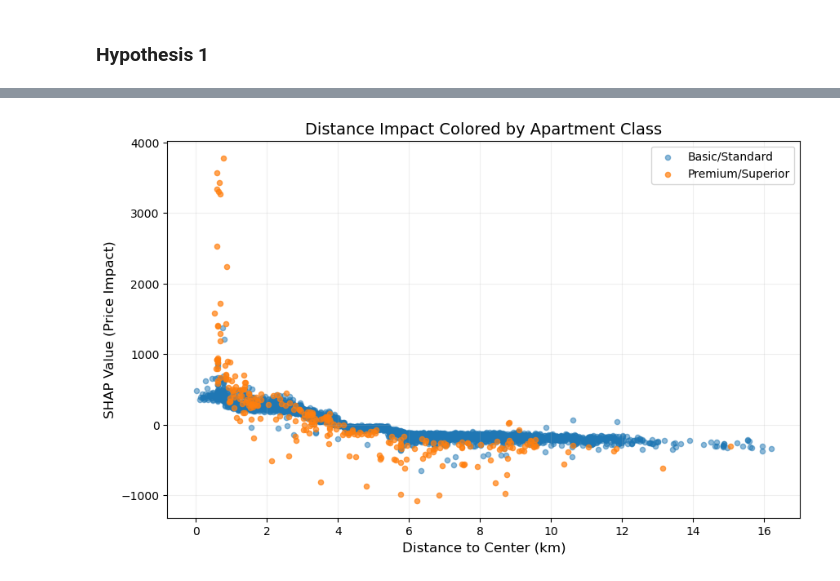
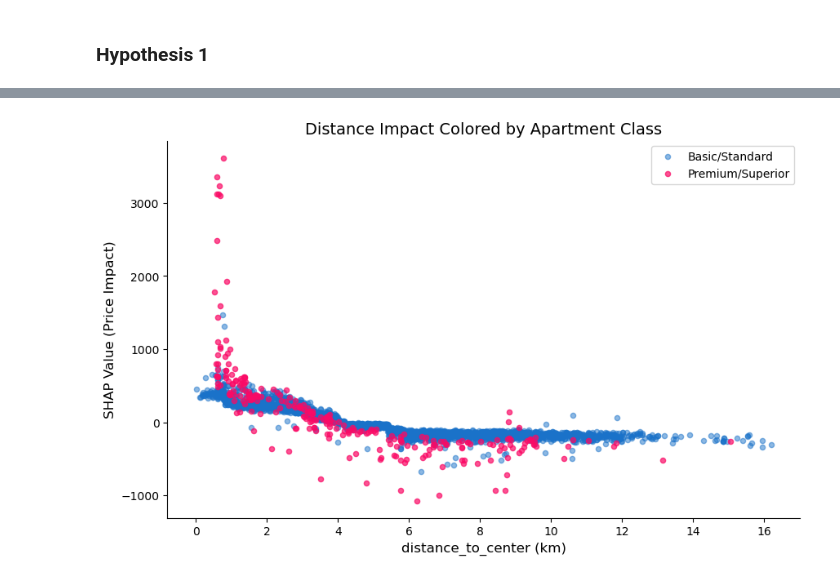
Before and after one commit to KacperSokolowski/MA, a Jupyter notebook: modeling_notebook.ipynb, the cells around one changed output, grey strips where cells are left out. Cells and saved outputs as stored; diff of their text form; code cells hidden in the pictures.

```diff
--- a/modeling_notebook.ipynb
+++ b/modeling_notebook.ipynb
@@ -26,8 +27,6 @@ df.drop(columns=columns_to_drop, inplace=True)
 __Input missing values__
 # %%
 input_missing_values(df)
-# %%
-df.loc[df.avg_price.ge(400), 'avg_price'] = 0
 # %% [markdown]
 __One-Hot Encoding__
 # %%
@@ -146,7 +163,7 @@ Optimal number of features: 38
 __Feature Selection - RFE__
 # %%
 model = XGBRegressor()
-rfe = RFE(estimator=model, n_features_to_select=16, step=1)
+rfe = RFE(estimator=model, n_features_to_select=20, step=1)
 rfe.fit(X_train, y_train)
 
 selected_features = X_train.columns[rfe.support_]
@@ -188,13 +205,13 @@ Best CV score (Negative MAE): -595.5728183566698
 # %%
 param_grid = {
     "max_depth": np.arange(1, 4),
-    "learning_rate": [0.0001, 0.001, 0.005, 0.01, 0.025, 0.05],
+    "learning_rate": [0.001, 0.005, 0.01, 0.05],
     "n_estimators": np.arange(50, 151, 25),
-    "subsample": np.linspace(0.5, 1.0, 5),
-    "colsample_bytree": np.linspace(0.5, 1.0, 5),
-    "min_child_weight": np.arange(0, 10),
-    "reg_alpha": np.linspace(0, 1.0, 5),
-    "reg_lambda": np.linspace(0, 1.0, 5),
+    "subsample": np.linspace(0.5, 1.0, 3),
+    "colsample_bytree": np.linspace(0.5, 1.0, 3),
+    "min_child_weight": np.arange(0, 6),
+    "reg_alpha": np.linspace(0, 0.5, 3),
+    "reg_lambda": np.linspace(0.5, 1.0, 3),
 }
 
 model = XGBRegressor()
@@ -407,34 +431,35 @@ plt.show()
 # %%
 distance_values = X_train['distance_to_center'].values
 shap_values = shap_values_train[:, selected_features.get_loc('distance_to_center')]
 premium_mask = (X_train['ac_premium'] == 1) | (X_train['ac_superior'] == 1)
 plt.figure(figsize=(10, 6))
 
 # Plot non-premium points
 plt.scatter(
     distance_values[~premium_mask],
     shap_values[~premium_mask],
-    c='#1f77b4',
+    c='#1a72c9',
     s=20,
     alpha=0.5,
     label='Basic/Standard'
 )
 
 # Plot premium/superior points
 plt.scatter(
     distance_values[premium_mask],
     shap_values[premium_mask],
-    c='#ff7f0e',
+    c='#fa0a66',
     s=20,
     alpha=0.7,
     label='Premium/Superior'
 )
 
-plt.xlabel("Distance to Center (km)", fontsize=12)
+plt.gca().spines['top'].set_visible(False)
+plt.gca().spines['right'].set_visible(False)
+plt.xlabel("distance_to_center (km)", fontsize=12)
 plt.ylabel("SHAP Value (Price Impact)", fontsize=12)
 plt.title("Distance Impact Colored by Apartment Class", fontsize=14)
 plt.legend()
-plt.grid(alpha=0.2)
 plt.show()
 # %% [output]
-[figure, old version]
+[figure, new version]
```
Also changed, not shown: parts of 42 cells of this notebook, 3 other files.
